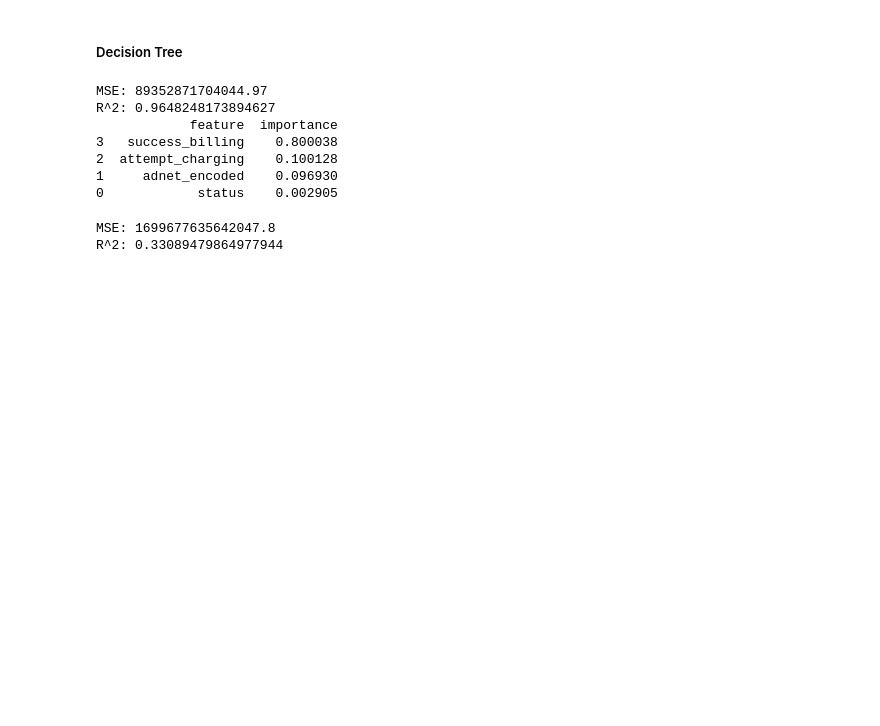
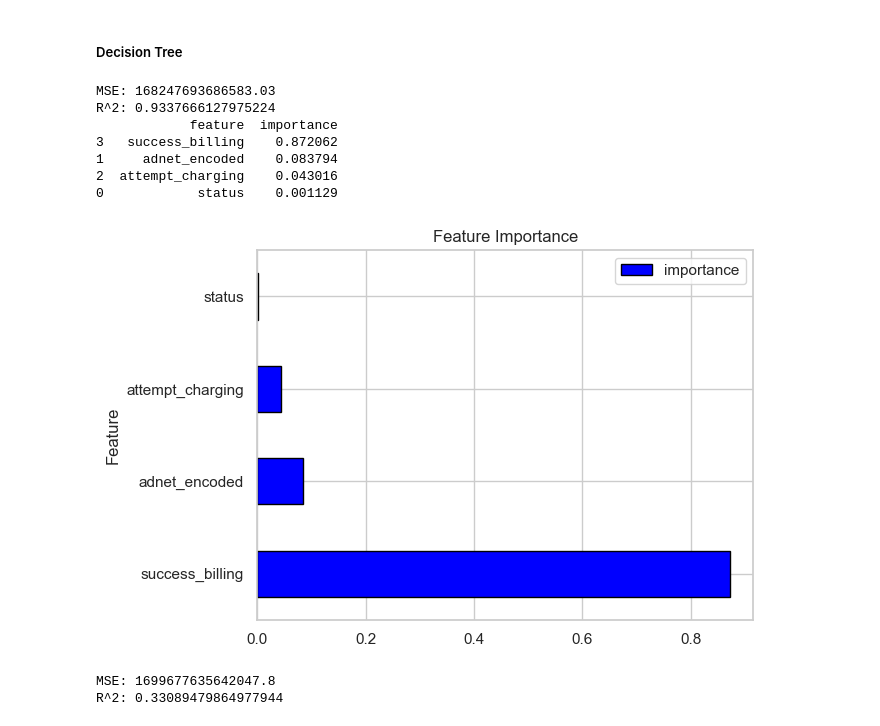
Before and after one commit to TaigahG/FODS-FinalProject, a Jupyter notebook: models.ipynb, the cells around one changed output. Drawn from its saved outputs; the diff is of its cells as text; code cells hidden in the pictures; blank space fills up the shorter version.

```diff
--- a/models.ipynb
+++ b/models.ipynb
@@ -868,49 +868,56 @@ R^2: 0.33089452445054657
 # %%
 from sklearn.tree import export_graphviz
 import graphviz
 
 # Create the Decision Tree Regressor model
-dt_regressor = DecisionTreeRegressor(random_state=42)
+dt_regressor = DecisionTreeRegressor(max_depth=5, min_samples_split=10, random_state=42)
 # Fit the model to the training data (use the scaled data if you have scaled it)
 dt_regressor.fit(X_train_scaled, y_train)
 
 y_pred_dt = dt_regressor.predict(X_test_scaled)
 mse_dt = mean_squared_error(y_test, y_pred_dt)
 r2_dt = r2_score(y_test, y_pred_dt)
 
 print("MSE:", mse_dt)
 print("R^2:", r2_dt)
 
 # Print which features are the most important and their importance values
 feature_importances = dt_regressor.feature_importances_
 feature_names = X.columns.tolist()
 feature_df = pd.DataFrame({'feature': feature_names, 'importance': feature_importances}).sort_values('importance', ascending=False)
 print(feature_df)
 
 
 
 
-# feature_names = X.columns.tolist()
+feature_names = X.columns.tolist()
 
-# # Export the decision tree to a dot file
-# dot_data = export_graphviz(dt_regressor, out_file=None,
-#                            feature_names=feature_names,
-#                            filled=True, rounded=True,
-#                            special_characters=True)
+# Export the decision tree to a dot file
+dot_data = export_graphviz(dt_regressor, out_file=None,
+                           feature_names=feature_names,
+                           filled=True, rounded=True,
+                           special_characters=True)
 
-# # Generate the graph from the dot file
-# graph = graphviz.Source(dot_data)
+# Generate the graph from the dot file
+graph = graphviz.Source(dot_data)
 
-# # Save and display the graph
-# graph.render("decision_tree")
+# Save and display the graph
+graph.render("decision_tree")
+
+# Feature importance horizantal bar plot
+feature_df.plot(x='feature', y='importance', kind='barh', color='blue', edgecolor='black')
+plt.title('Feature Importance')
+plt.ylabel('Feature')
+plt.show()
 # %% [output]
-MSE: 89352871704044.97
-R^2: 0.9648248173894627
+MSE: 168247693686583.03
+R^2: 0.9337666127975224
             feature  importance
-3   success_billing    0.800038
-2  attempt_charging    0.100128
-1     adnet_encoded    0.096930
-0            status    0.002905
+3   success_billing    0.872062
+1     adnet_encoded    0.083794
+2  attempt_charging    0.043016
+0            status    0.001129
+[figure, added]
 # %%
 from sklearn.linear_model import Ridge
 from sklearn.linear_model import Lasso
```
Also changed, not shown: parts of 3 cells of this notebook.
